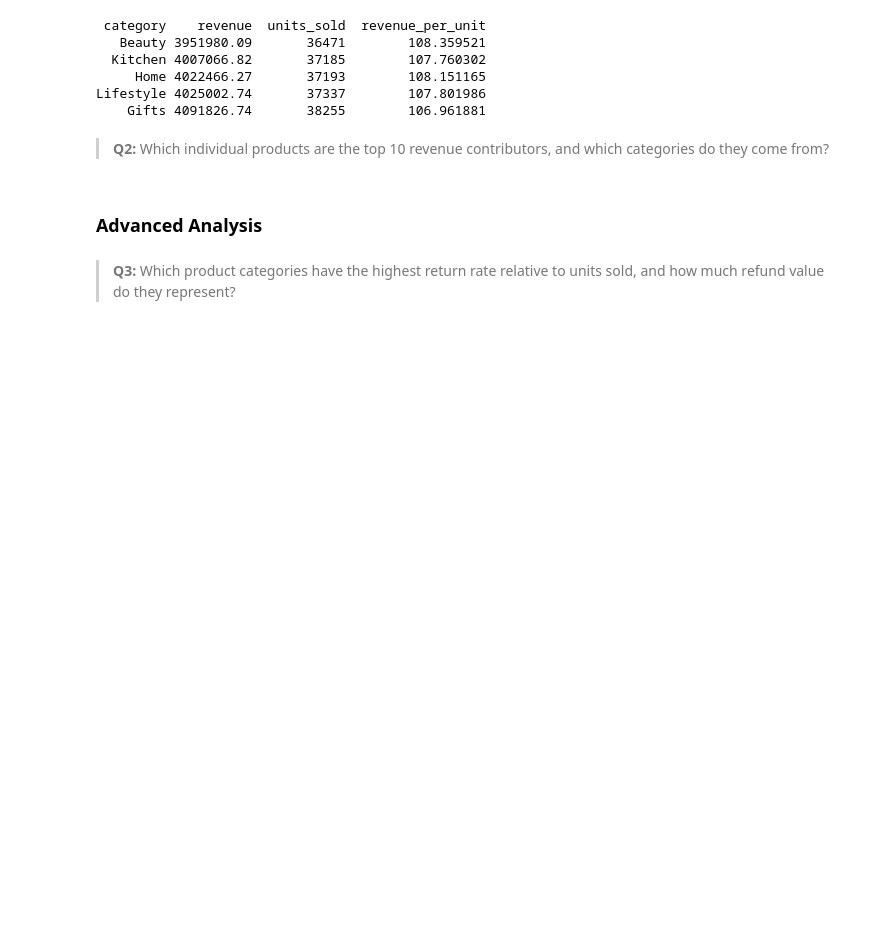
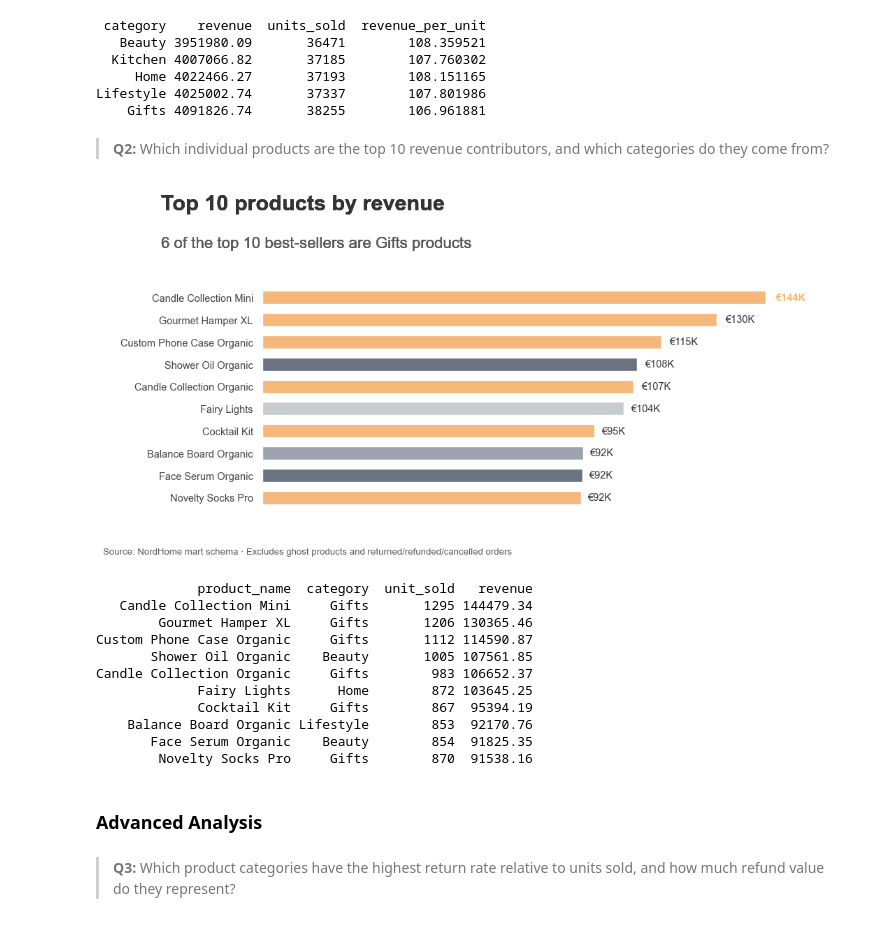
Before and after one commit to eileenheyer-cyber/nordhome_retail_analytics, a Jupyter notebook: 04_EDA/nordhome_eda.ipynb, the cells around one changed output. Cells and saved outputs as stored; diff of their text form; code cells hidden in the pictures; blank space fills up the shorter version.

```diff
--- a/04_EDA/nordhome_eda.ipynb
+++ b/04_EDA/nordhome_eda.ipynb
@@ -2515,7 +2515,7 @@ Lifestyle 4025002.74       37337        107.801986
 import importlib
 import base_style
 importlib.reload(base_style)
-from base_style import add_title_subtitle, ACCENT, GREY_LABEL, GREY_TEXT, BLUES, eur, eur_k, eur_m, pct
+from base_style import ACCENT, GREY_LABEL, GREY_TEXT, BLUES, eur, eur_k, eur_m, pct, TITLE_SIZE, SUBTITLE_SIZE, TITLE_COLOR, SUBTITLE_COLOR
 
 df_top_products = pd.read_sql("""
     SELECT
@@ -2558,41 +2558,54 @@ for i, value in enumerate(df_chart["revenue"]):
             color=ORANGE if is_top else "#333333",
             fontweight="bold" if is_top else "normal")
 
 ax.set_xticks([])
 ax.xaxis.grid(False)
 ax.yaxis.grid(False)
 ax.margins(x=0.15)
 
 for spine in ax.spines.values():
     spine.set_visible(False)
 
 ax.tick_params(axis="both", labelsize=10.5, colors="#444444")
 ax.set_xlabel("")
 ax.set_ylabel("")
 
 fig.subplots_adjust(left=0.27, right=0.96, top=0.58, bottom=0.1)
 
 # Draw the title first (uses ax.transAxes internally)
-add_title_subtitle(ax,
-                    title="6 of the top 10 best-sellers are Gifts products",
-                    subtitle="Top 10 products by revenue",
-                    title_y=1.30, subtitle_y=1.14)
+
+
 
 # Legend sits under the headline, just above the axes top edge
 legend_items = [("Gifts", 0.0), ("Beauty", 0.13), ("Lifestyle", 0.26), ("Home", 0.42)]
 for category, x in legend_items:
-    ax.text(x, 1.05, "■", transform=ax.transAxes, fontsize=12,
-            color=CATEGORY_COLORS[category], va="center")
-    ax.text(x + 0.015, 1.05, category, transform=ax.transAxes, fontsize=9.5,
-            color="#333333", va="center")
+    ax.text(-0.175, 1.30, "Top 10 products by revenue",
+        transform=ax.transAxes, fontsize=TITLE_SIZE, fontweight="bold",
+        color=TITLE_COLOR, va="baseline")
+    ax.text(-0.175, 1.14, "6 of the top 10 best-sellers are Gifts products",
+        transform=ax.transAxes, fontsize=SUBTITLE_SIZE, color=SUBTITLE_COLOR,
+        va="baseline")
 
 fig.text(0.08, 0.02,
          "Source: NordHome mart schema · Excludes ghost products and returned/refunded/cancelled orders",
          fontsize=9.5, color="#5A5A5A")
 
 plt.savefig("figures/top10_products_revenue.png", dpi=150, bbox_inches="tight")
 plt.show()
 print(df_top_products.to_string(index=False))
+# %% [output]
+[figure, added]
+             product_name  category  unit_sold   revenue
+   Candle Collection Mini     Gifts       1295 144479.34
+        Gourmet Hamper XL     Gifts       1206 130365.46
+Custom Phone Case Organic     Gifts       1112 114590.87
+       Shower Oil Organic    Beauty       1005 107561.85
+Candle Collection Organic     Gifts        983 106652.37
+             Fairy Lights      Home        872 103645.25
+             Cocktail Kit     Gifts        867  95394.19
+    Balance Board Organic Lifestyle        853  92170.76
+       Face Serum Organic    Beauty        854  91825.35
+        Novelty Socks Pro     Gifts        870  91538.16
 # %% [markdown]
 ### Advanced Analysis
 # %% [markdown]
```
